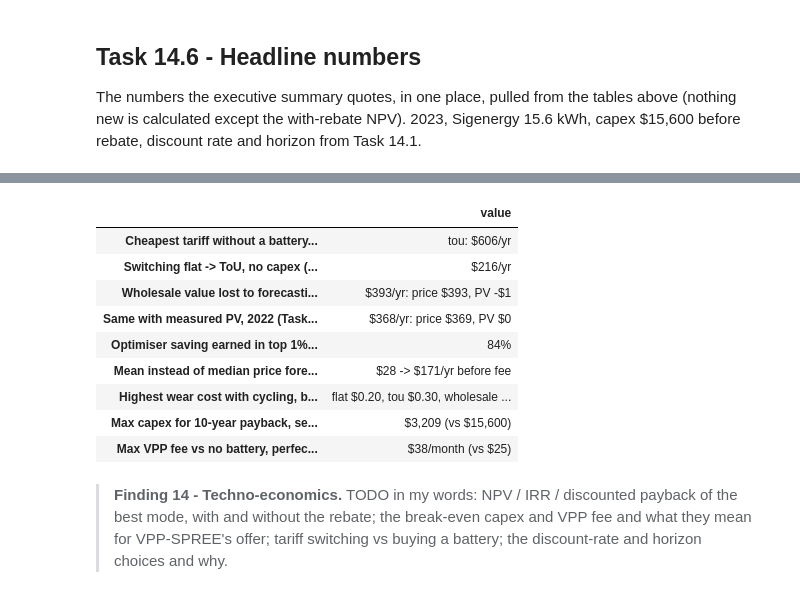
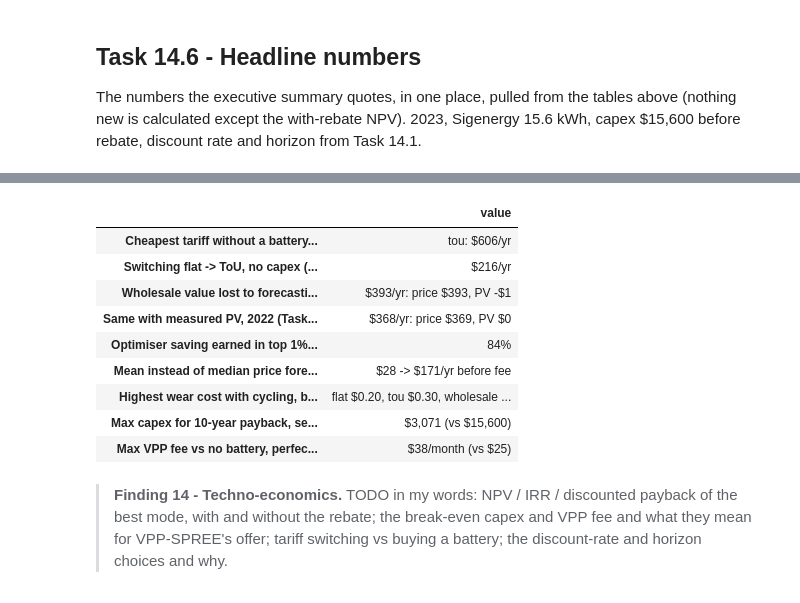
Before and after one commit to 7ayatibp/SOLA, a Jupyter notebook: SOLA4237_Assignment2.ipynb, the cells around one changed output, grey strips where cells are left out. Saved outputs shown, nothing was run; the diff lists cells and outputs as text; code cells hidden in the pictures.

```diff
--- a/SOLA4237_Assignment2.ipynb
+++ b/SOLA4237_Assignment2.ipynb
@@ -1427,7 +1434,8 @@ SIGEN = BatterySpec(
     name="Sigenergy SigenStor 2 x 8 kWh", usable_kWh=15.6, p_charge_kW=5, p_discharge_kW=5,
     rte=0.90,                              # (A) no AC-to-AC figure published; in line with similar AC batteries
     power_frac_outside=0.5,                # (A) half power below 0 C
-    warranty_cycles=47540 / 15.6, eol_capacity=0.70,   # throughput warranty 23.77 MWh per module, to 70%
+    warranty_cycles=10_000, eol_capacity=0.70,   # (A) BASE CASE: datasheet cycle life (up to 10,000 cycles). The warranty
+                                                 # (23.77 MWh/module, ~3,050 cycles, to 70%) is the conservative sensitivity
     capex_aud=15600,                       # about $1,000 per usable kWh, before rebate
 )
 BATTERY = SIGEN
@@ -2745,8 +2755,8 @@ Re-run the Part 7 optimiser (perfect foresight, 2023) across a grid of wear cost
 - **Warranty basis** (Part 5): capex spread over the warranted throughput.
 - **Cycle-life basis**: capex spread over the datasheet cycle life (Part 8 `wear_basis="cycle life"`).
 # %%
-WEAR_REF = {"warranty": DEG_COST,
-            "cycle life": degradation_cost_per_kwh(sigen_spec(2, wear_basis="cycle life"))}
+WEAR_REF = {"warranty": degradation_cost_per_kwh(sigen_spec(2, wear_basis="warranty")),
+            "cycle life (base)": DEG_COST}
 WEAR_GRID = sorted({0.0, 0.02, 0.05, 0.08, 0.10, 0.15, 0.20, 0.30, *WEAR_REF.values()})   # $/kWh discharged
 
 def wear_sensitivity(load, pv, temp, prices, spec: BatterySpec, wear_grid=WEAR_GRID) -> pd.DataFrame:
@@ -3261,7 +3271,7 @@ for k, (g, b, vpp) in strategies.items():
     fee = VPP_FEE_PER_MONTH * 12 if vpp else 0.0
     cyc = b.clip(lower=0).sum() * DT_H / BATTERY.usable_kWh
     rows[k] = {"saving before fee": saving, "VPP fee": fee, "cash saving": saving - fee, "cycles": cyc,
-               "wear (warranty basis)": cyc * BATTERY.usable_kWh * DEG_COST,
+               "wear (base case)": cyc * BATTERY.usable_kWh * DEG_COST,
                "net of wear": saving - fee - cyc * BATTERY.usable_kWh * DEG_COST}
 v2tab = pd.DataFrame(rows).T
 assert np.isclose(v2tab.loc["D: Part 11 controller", "saving before fee"], abl.loc["wholesale", "D"], atol=1.0)
@@ -3634,28 +3644,28 @@ head.apply(lambda col: [fmt(i, v) for i, v in col.items()])
 # %%
 # Key results in numbers (each traced to the Task it comes from)
 wl, w22 = attr.loc["wholesale"], regime.loc[("wholesale", "2022")]
 key = pd.Series({
     "Cheapest tariff without a battery (Task 6)":                f"{master.loc['No battery', 'bill'].idxmin()}: ${nob_best:,.0f}/yr",
     "Switching flat -> ToU, no capex (Task 14.5)":               f"${lever.loc['tariff switch saving vs flat (no capex)', 'tou']:,.0f}/yr",
     "Wholesale value lost to forecasting, 2023 (Task 12)":       f"{usd(wl['total'])}/yr: price {usd(wl['price'])}, PV {usd(wl['pv'])}",
     "Same with measured PV, 2022 (Task 13.3)":                   f"{usd(w22['lost: total'])}/yr: price {usd(w22['lost: price'])}, PV {usd(w22['lost: pv'])}",
     "Optimiser saving earned in top 1% of intervals (Task 13.2)": f"{conc.loc['Part 7 optimiser', 'top 1% of intervals ($)'] / conc.loc['Part 7 optimiser', 'annual saving ($)']:.0%}",
     "Mean instead of median price forecast (Task 13.4)":         f"${v2tab.loc['D: Part 11 controller', 'saving before fee']:,.0f} -> ${v2tab.loc['1: mean price forecast', 'saving before fee']:,.0f}/yr before fee",
-    "Highest wear cost with cycling, by tariff (Task 13.1)":     ", ".join(f"{t} {'none' if pd.isna(w) else f'${w:.2f}'}" for t, w in first_cycling.items()) + f" (warranty basis ${DEG_COST:.3f}/kWh)",
+    "Highest wear cost with cycling, by tariff (Task 13.1)":     ", ".join(f"{t} {'none' if pd.isna(w) else f'${w:.2f}'}" for t, w in first_cycling.items()) + f" (base case ${DEG_COST:.3f}/kWh, warranty ${WEAR_REF['warranty']:.3f})",
     "Max capex for 10-year payback, self-consumption (Task 14.4)": f"${breakeven.loc['Self-consumption', '(a) max capex ($)']:,.0f} (vs ${BATTERY.capex_aud:,.0f})",
     "Max VPP fee vs no battery, perfect foresight (Task 14.4)":  f"${breakeven.loc['Optimised (perfect foresight)', '(b) max VPP fee vs no battery ($/month)']:,.0f}/month (vs ${VPP_FEE_PER_MONTH:.0f})",
 }, name="value")
 key.to_frame()
 # %% [output]
 |  | value |
 | Cheapest tariff without a battery... | tou: $606/yr |
 | Switching flat -> ToU, no capex (... | $216/yr |
 | Wholesale value lost to forecasti... | $393/yr: price $393, PV -$1 |
 | Same with measured PV, 2022 (Task... | $368/yr: price $369, PV $0 |
 | Optimiser saving earned in top 1%... | 84% |
 | Mean instead of median price fore... | $28 -> $171/yr before fee |
 | Highest wear cost with cycling, b... | flat $0.20, tou $0.30, wholesale ... |
-| Max capex for 10-year payback, se... | $3,209 (vs $15,600) |
+| Max capex for 10-year payback, se... | $3,071 (vs $15,600) |
 | Max VPP fee vs no battery, perfec... | $38/month (vs $25) |
 # %% [markdown]
 > **Finding 14 - Techno-economics.** TODO in my words: NPV / IRR / discounted payback of the best mode, with and without the rebate; the break-even capex and VPP fee and what they mean for VPP-SPREE's offer; tariff switching vs buying a battery; the discount-rate and horizon choices and why.
```
Also changed, not shown: parts of 19 cells of this notebook, 37 other files.
